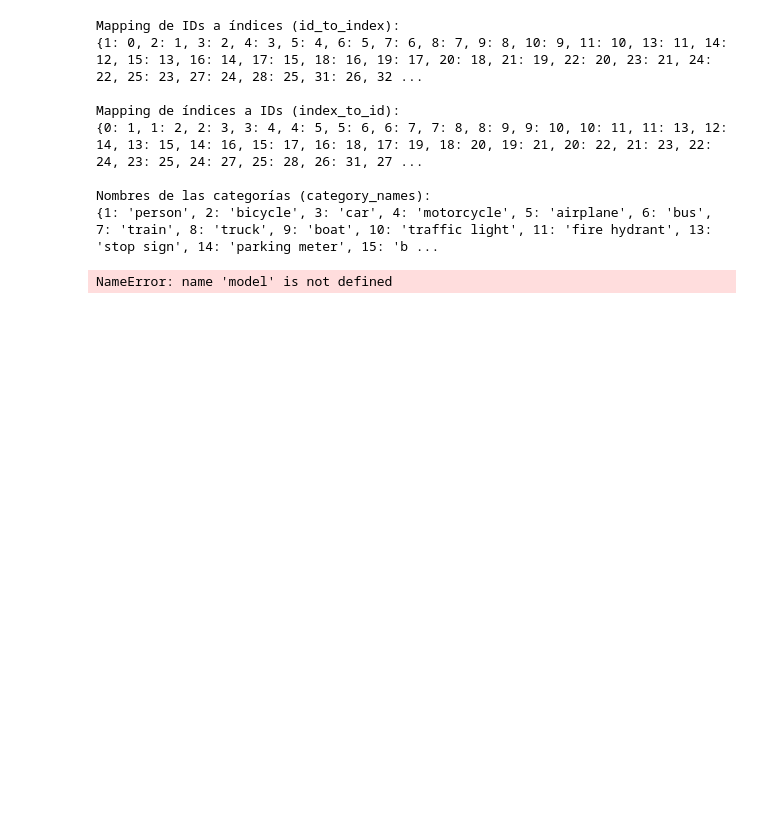
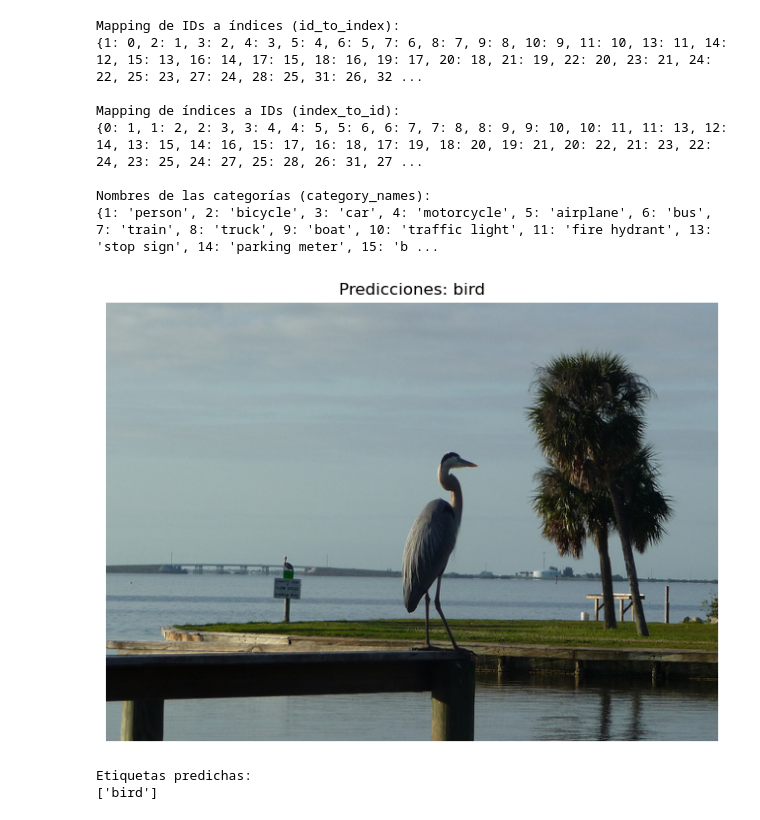
Before and after one commit to Juanja1306/EntrenamientoMultilabel, a Jupyter notebook: entrenamiento.ipynb, the cells around one changed output. Saved outputs shown, nothing was run; the diff lists cells and outputs as text; code cells hidden in the pictures; blank space fills up the shorter version.

```diff
--- a/entrenamiento.ipynb
+++ b/entrenamiento.ipynb
@@ -342,9 +356,11 @@ def predict_and_show(image_path, model, coco):
 
     return labels
 # %%
-image_path = "F:/Train_IA/train2017/train2017/000000397518.jpg"  # Cambia a la ruta de tu imagen
+image_path = "F:/Train_IA/train2017/train2017/000000250680.jpg"  # Cambia a la ruta de tu imagen
 predicted_labels = predict_and_show(image_path, model, coco)
 print("Etiquetas predichas:")
 print(predicted_labels)
 # %% [output]
+[figure, added]
-NameError: name 'model' is not defined
+Etiquetas predichas:
+['bird']
```
Also changed, not shown: parts of 11 cells of this notebook, 2 other files.
